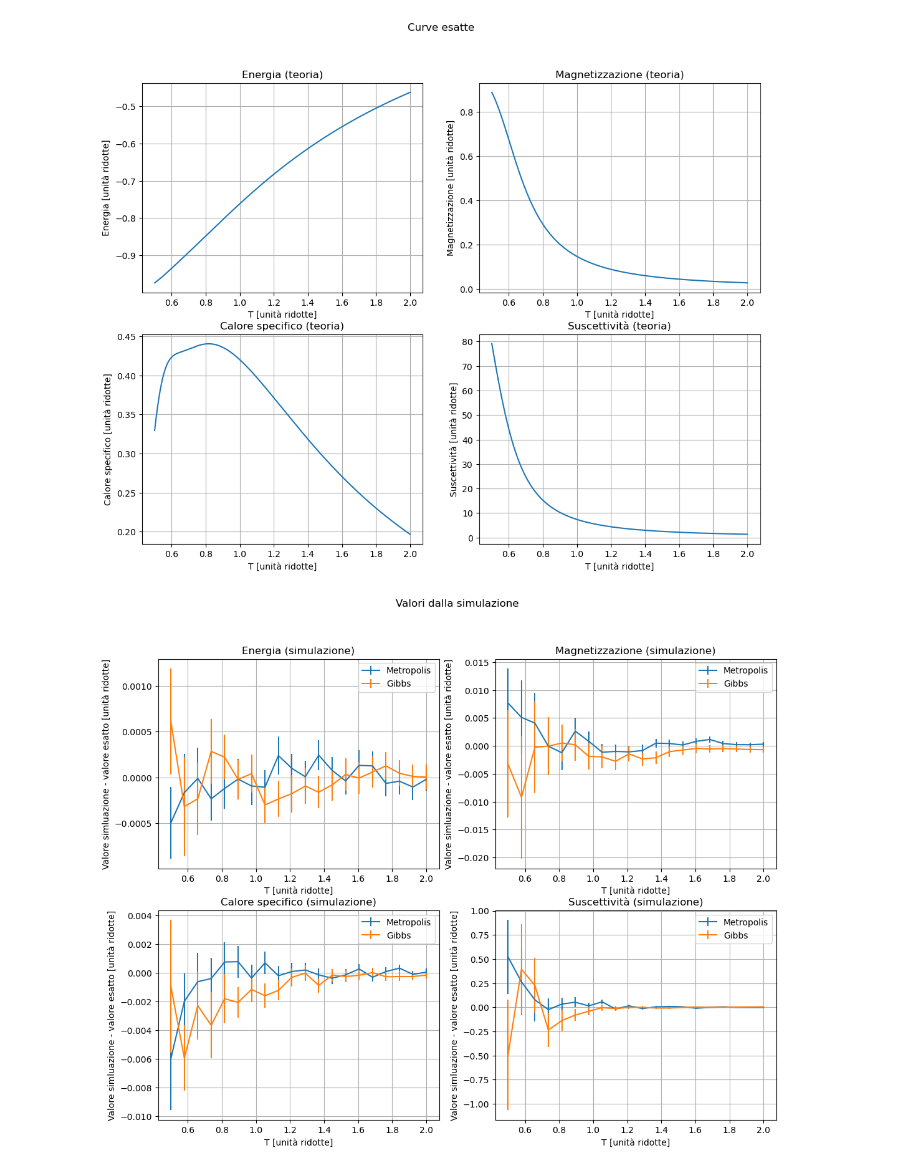
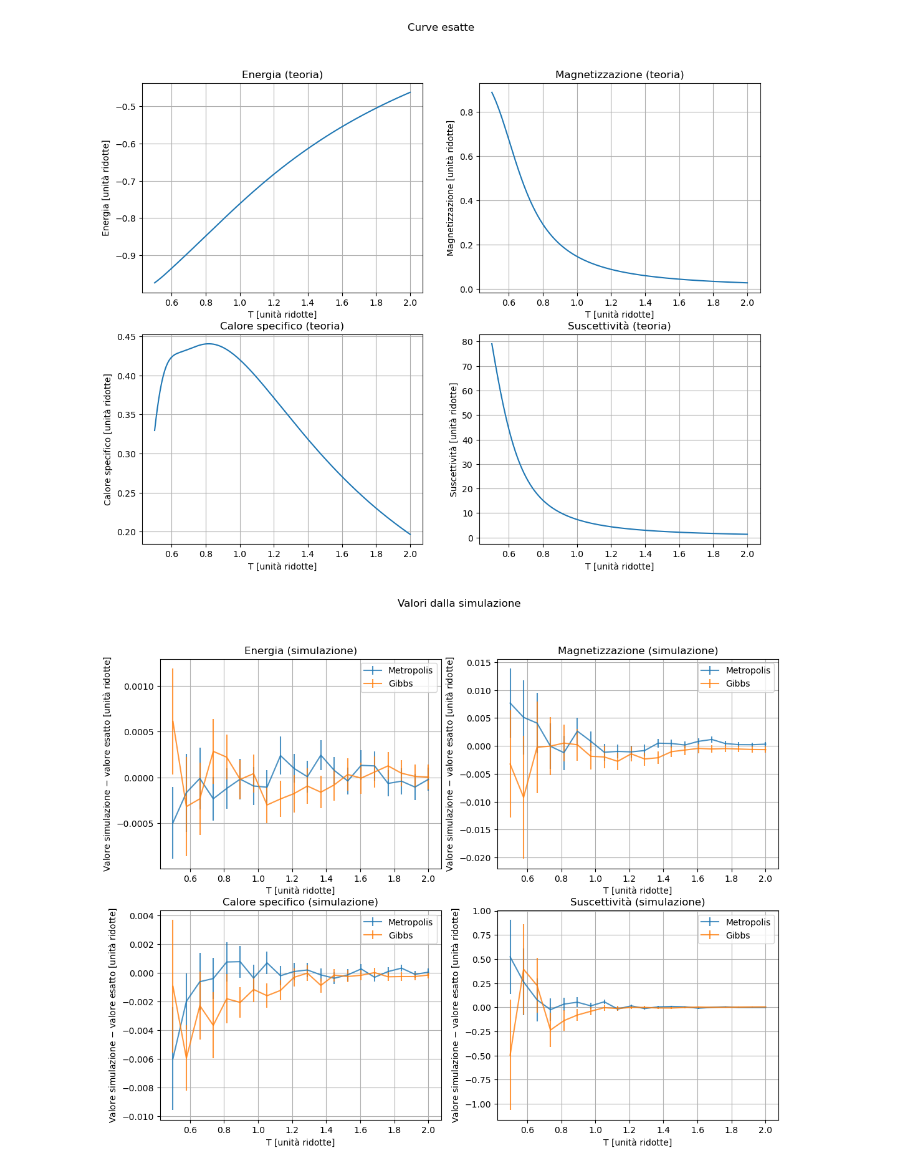
Before and after one commit to eliasteve/labsimnumerica, a Jupyter notebook: LSN_06/LSN_06.ipynb, the cells around one changed output. Saved outputs shown, nothing was run; the diff lists cells and outputs as text; code cells hidden in the pictures.

```diff
--- a/LSN_06/LSN_06.ipynb
+++ b/LSN_06/LSN_06.ipynb
@@ -158,32 +158,32 @@ for function, title, ax in zip(
 # %%
 fig_exp, ((ax_energy_exp, ax_m_exp), (ax_cv_exp, ax_chi_exp)) = plt.subplots(2, 2, figsize=(12.8, 9.6))
 fig_exp.suptitle("Valori dalla simulazione")
 
 for property, function, ax, title in zip(
     ["total_energy", "magnetization", "specific_heat", "susceptibility"],
     [internal_energy_h0, magnetization, heat_capacity_h0, susceptibility_h0],
     [ax_energy_exp, ax_m_exp, ax_cv_exp, ax_chi_exp],
     ["Energia", "Magnetizzazione", "Calore specifico", "Suscettività"]
 ):
     for mode, label in zip(["metro", "gibbs"], ["Metropolis", "Gibbs"]):
         p = []
         for T in Ts:
             if property == "magnetization":
                 h = 0.02
             else:
                 h = 0
             p.append(read_last_value("sim_output/OUTPUT_T"+str(T)[:4]+"_h"+str(h)+"_"+mode+"/"+property+".dat"))
         p = np.array(p)
         #print(p)
         #plt.plot(Ts_test, function(Ts_test))
-        __ = ax.errorbar(Ts, p[:, 0]-function(Ts), p[:, 1], label=label)
+        __ = ax.errorbar(Ts, p[:, 0]-function(Ts), p[:, 1], label=label, alpha=0.8)
     ax.legend()
     ax.set_title(title + " (simulazione)")
-    ax.set_ylabel("Valore simluazione - valore esatto [unità ridotte]")
+    ax.set_ylabel(r"Valore simulazione $-$ valore esatto [unità ridotte]")
     ax.set_xlabel("T [unità ridotte]")
     ax.grid()
 # %% [output]
-[figure, old version]
+[figure, new version]
 # %% [markdown]
 Osserviamo che:
 
```
Also changed, not shown: parts of 2 cells of this notebook.
